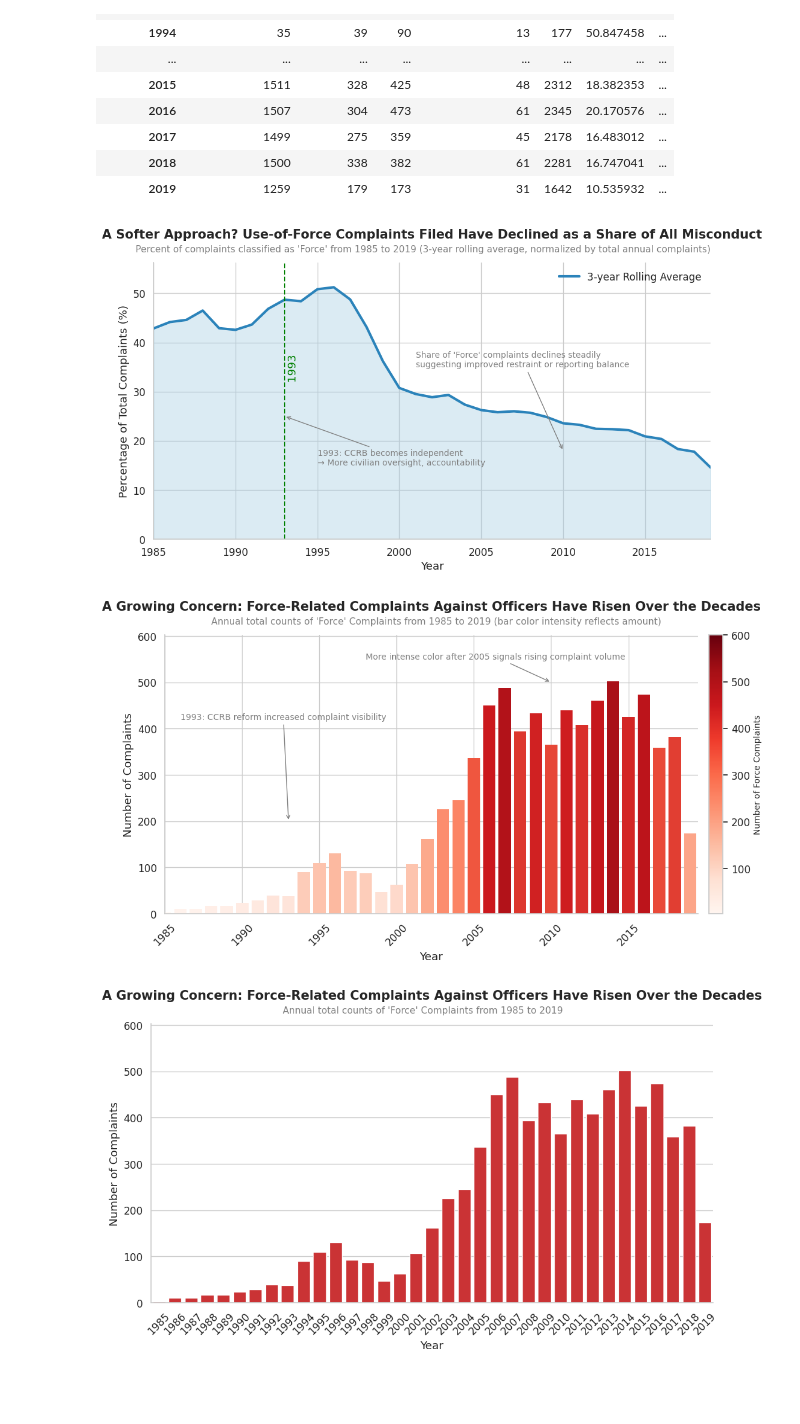
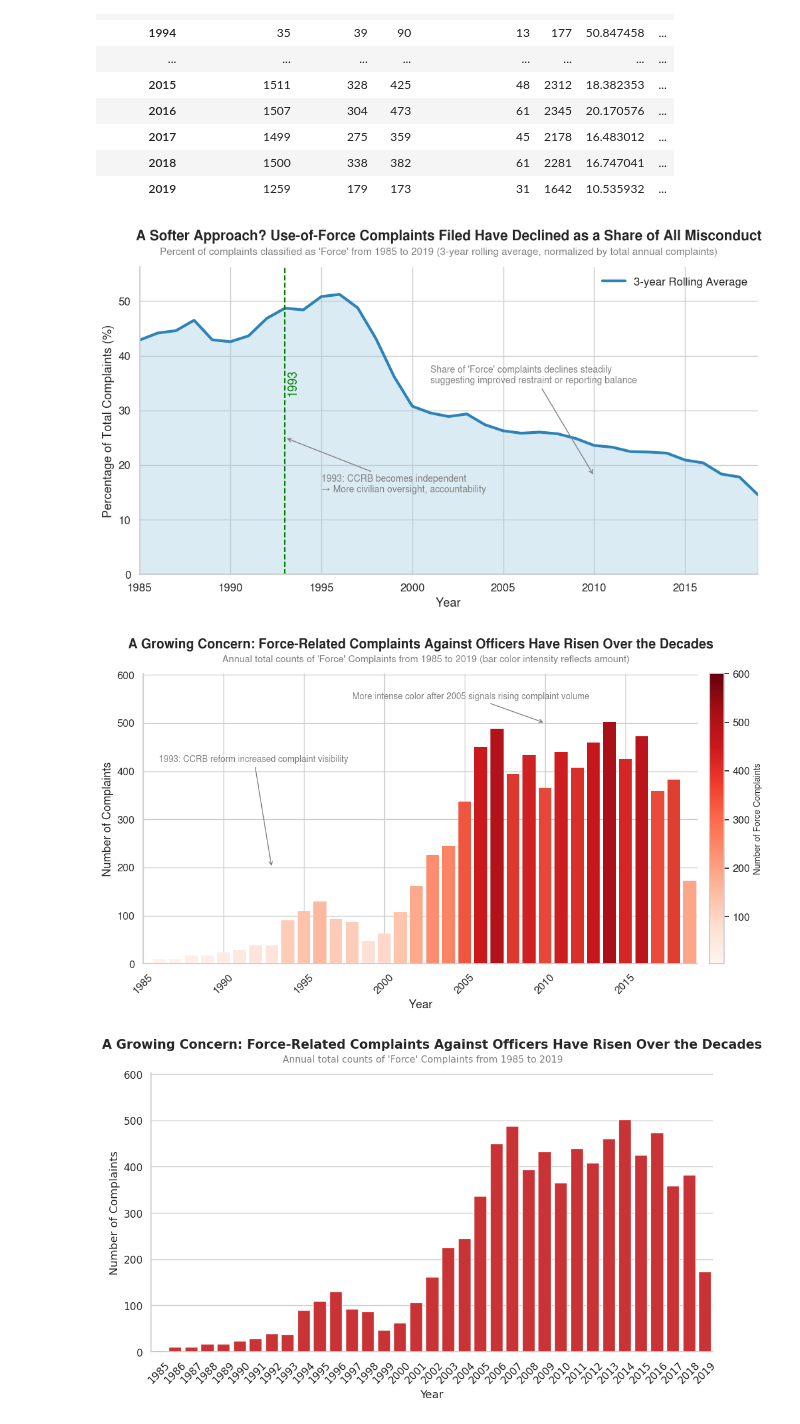
Before and after one commit to vmlau/DSC106_Project2, a Jupyter notebook: project_2.ipynb, the cells around one changed output. Saved outputs shown, nothing was run; the diff lists cells and outputs as text; code cells hidden in the pictures; blank space fills up the shorter version.

```diff
--- a/project_2.ipynb
+++ b/project_2.ipynb
@@ -579,6 +579,9 @@ complaints_by_year
 | 2018 | 1500 | 338 | 382 | 61 | 2281 | 16.747041 | ... |
 | 2019 | 1259 | 179 | 173 | 31 | 1642 | 10.535932 | ... |
 # %%
+plt.rcParams['font.family'] = 'sans-serif'
+plt.rcParams['font.sans-serif'] = ["Nimbus Sans"]
+
 plt.figure(figsize=(12,6))
 
 plt.plot(
@@ -591,34 +594,34 @@ plt.fill_between(
     complaints_by_year['Force_pct_roll3'],
     color="#a6cee3", alpha=0.4
 )
 
 plt.title("A Softer Approach? Use-of-Force Complaints Filed Have Declined as a Share of All Misconduct",
           fontsize=15, fontweight='bold', y=1.07)
 plt.suptitle("Percent of complaints classified as 'Force' from 1985 to 2019 (3-year rolling average, normalized by total annual complaints)",
              fontsize=11, color="gray", y=0.93)
 
 plt.xlabel("Year")
 plt.xlim(1985, 2019)
 plt.ylabel("Percentage of Total Complaints (%)")
 plt.ylim(0, complaints_by_year['Force_pct_roll3'].max() + 5)
 
 plt.axvline(x=1993, color='green', linestyle='--')
 plt.text(1993 + 0.1, 35, '1993',
             rotation=90, va='center', ha='left', color='green')
 
 plt.annotate("1993: CCRB becomes independent\n→ More civilian oversight, accountability",
              xy=(1993, 25), xytext=(1995, 15),
              arrowprops=dict(arrowstyle="->", color="gray"), fontsize=10, color="gray")
 
 plt.annotate("Share of 'Force' complaints declines steadily\nsuggesting improved restraint or reporting balance",
              xy=(2010, 18), xytext=(2001, 35),
              arrowprops=dict(arrowstyle="->", color="gray"), fontsize=10, color="gray")
 
 plt.legend(frameon=False)
 sns.despine()
 plt.show()
 # %% [output]
-[figure, old version]
+[figure, new version]
 # %%
 from matplotlib.colors import Normalize, LinearSegmentedColormap
 from matplotlib.cm import ScalarMappable
@@ -667,7 +670,7 @@ cbar.set_label("Number of Force Complaints", fontsize=10)
 sns.despine()
 plt.show()
 # %% [output]
-[figure, old version]
+[figure, new version]
 # %%
 plt.figure(figsize=(12,6))
 sns.barplot(
```
